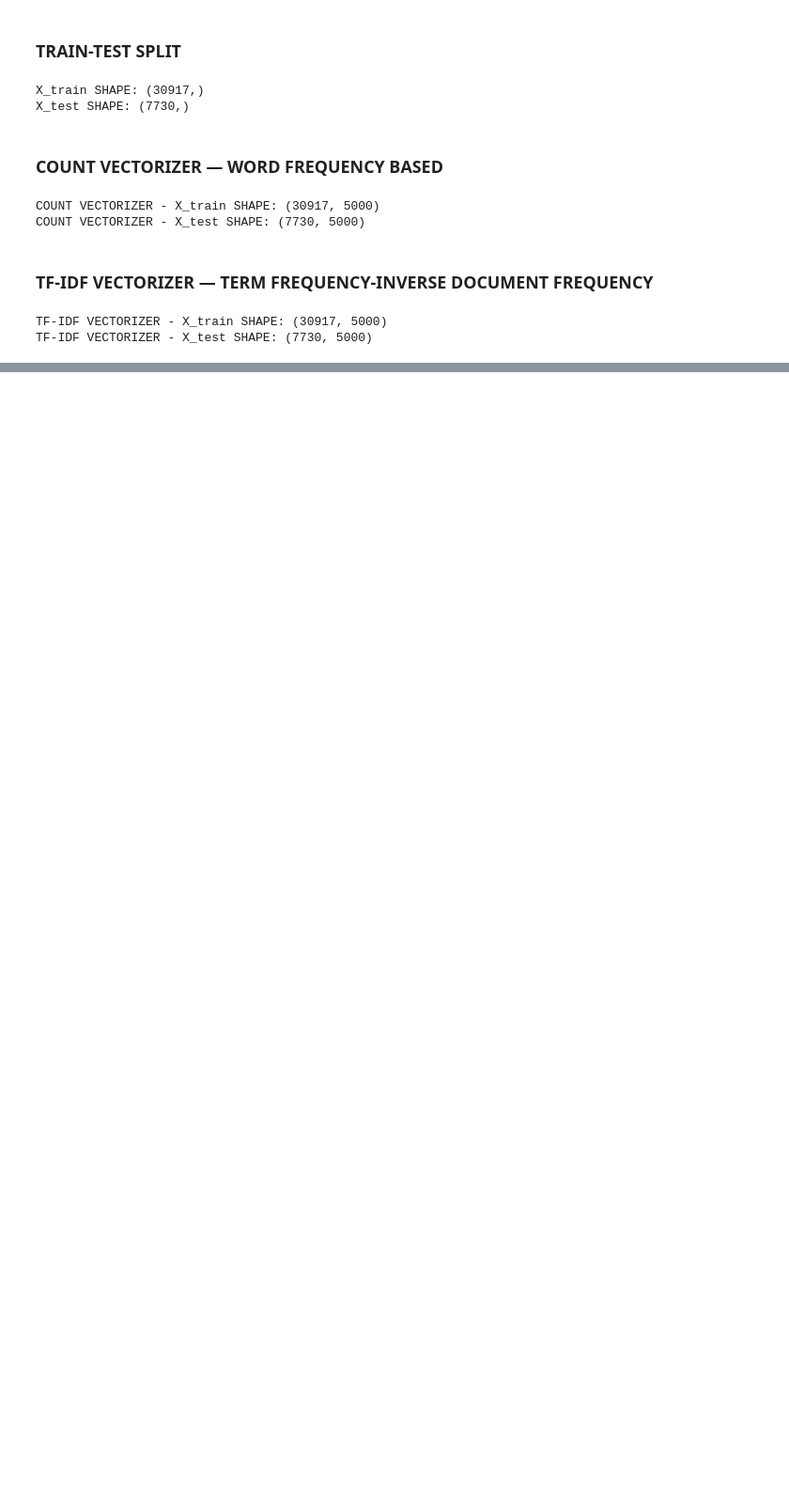
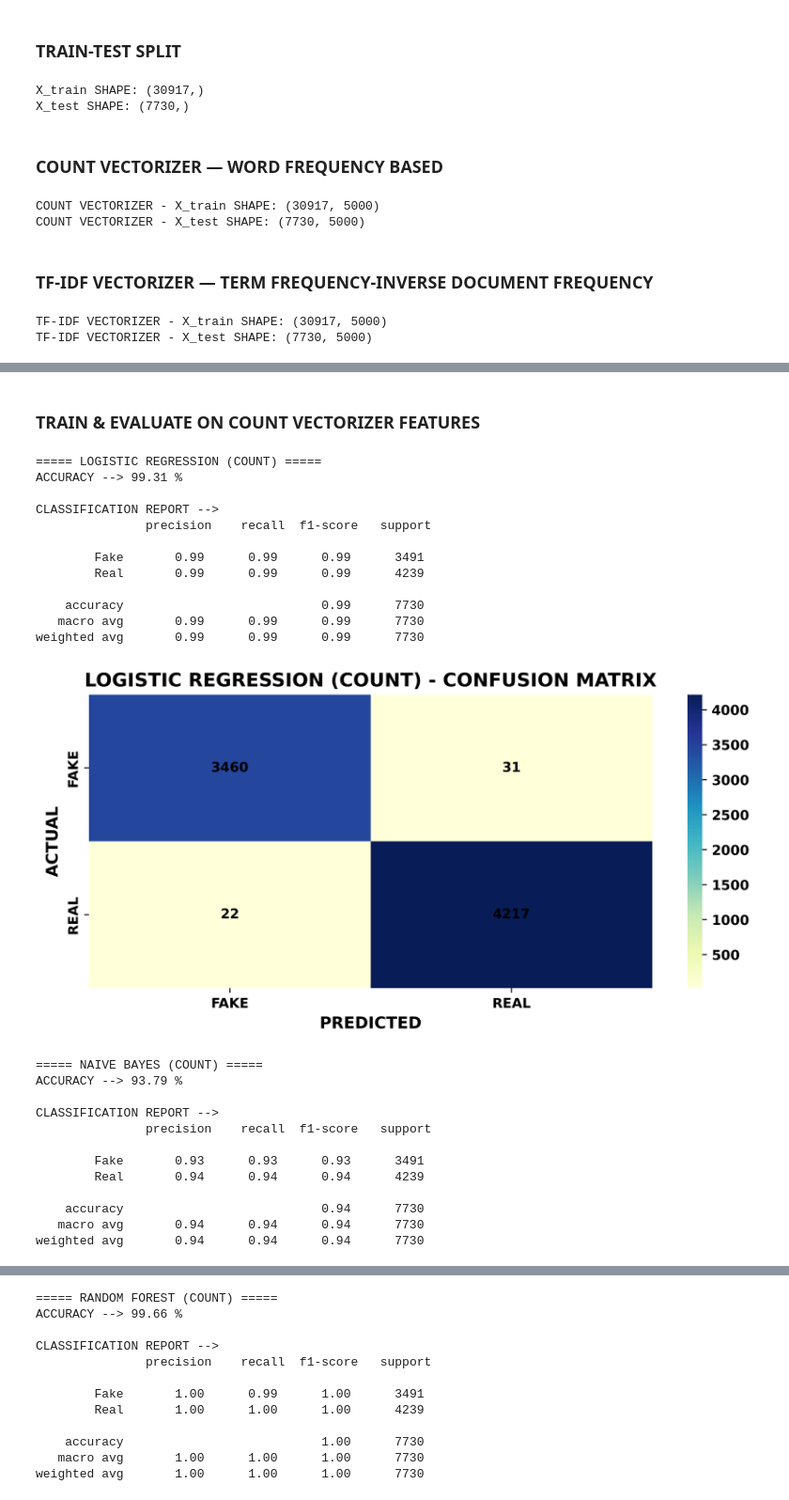
Before and after one commit to DaRkSouL36/FAKE-NEWS-DETECTION, a Jupyter notebook: NOTEBOOKS/Main[3].ipynb, the cells around one changed output, grey strips where cells are left out. Shown at 94% size. Cells and saved outputs as stored; diff of their text form; code cells hidden in the pictures; blank space fills up the shorter version.

Commit message:
MACHINE LEARNING MODEL TRAINING

```diff
--- a/NOTEBOOKS/Main[3].ipynb
+++ b/NOTEBOOKS/Main[3].ipynb
@@ -93,0 +165,40 @@ TF-IDF VECTORIZER - X_test SHAPE: (7730, 5000)
+# %% [markdown]
+### TRAIN & EVALUATE ON COUNT VECTORIZER FEATURES
+# %%
+# LOGISTIC REGRESSION
+train_and_evaluate(LogisticRegression(max_iter=1000), X_train_count, y_train, X_test_count, y_test, title="Logistic Regression (Count)")
+
+# NAIVE BAYES
+train_and_evaluate(MultinomialNB(), X_train_count, y_train, X_test_count, y_test, title="Naive Bayes (Count)")
+
+# RANDOM FOREST
+train_and_evaluate(RandomForestClassifier(n_estimators=100), X_train_count, y_train, X_test_count, y_test, title="Random Forest (Count)")
+
+# SVM
+train_and_evaluate(LinearSVC(), X_train_count, y_train, X_test_count, y_test, title="SVM (Count)")
+# %% [output]
+===== LOGISTIC REGRESSION (COUNT) =====
+ACCURACY --> 99.31 %
+
+CLASSIFICATION REPORT -->
+               precision    recall  f1-score   support
+
+        Fake       0.99      0.99      0.99      3491
+        Real       0.99      0.99      0.99      4239
+
+    accuracy                           0.99      7730
+   macro avg       0.99      0.99      0.99      7730
+weighted avg       0.99      0.99      0.99      7730
+[figure, added]
+===== NAIVE BAYES (COUNT) =====
+ACCURACY --> 93.79 %
+
+CLASSIFICATION REPORT -->
+               precision    recall  f1-score   support
+
+        Fake       0.93      0.93      0.93      3491
+        Real       0.94      0.94      0.94      4239
+
+    accuracy                           0.94      7730
+   macro avg       0.94      0.94      0.94      7730
+weighted avg       0.94      0.94      0.94      7730
@@ -93,0 +206,12 @@ TF-IDF VECTORIZER - X_test SHAPE: (7730, 5000)
+===== RANDOM FOREST (COUNT) =====
+ACCURACY --> 99.66 %
+
+CLASSIFICATION REPORT -->
+               precision    recall  f1-score   support
+
+        Fake       1.00      0.99      1.00      3491
+        Real       1.00      1.00      1.00      4239
+
+    accuracy                           1.00      7730
+   macro avg       1.00      1.00      1.00      7730
+weighted avg       1.00      1.00      1.00      7730
```
Also changed, not shown: parts of 9 cells of this notebook.
